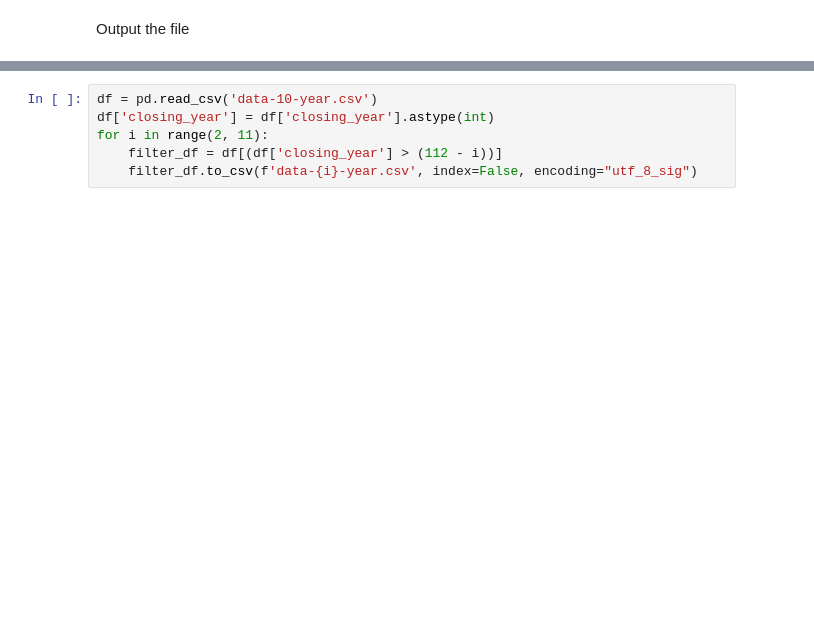
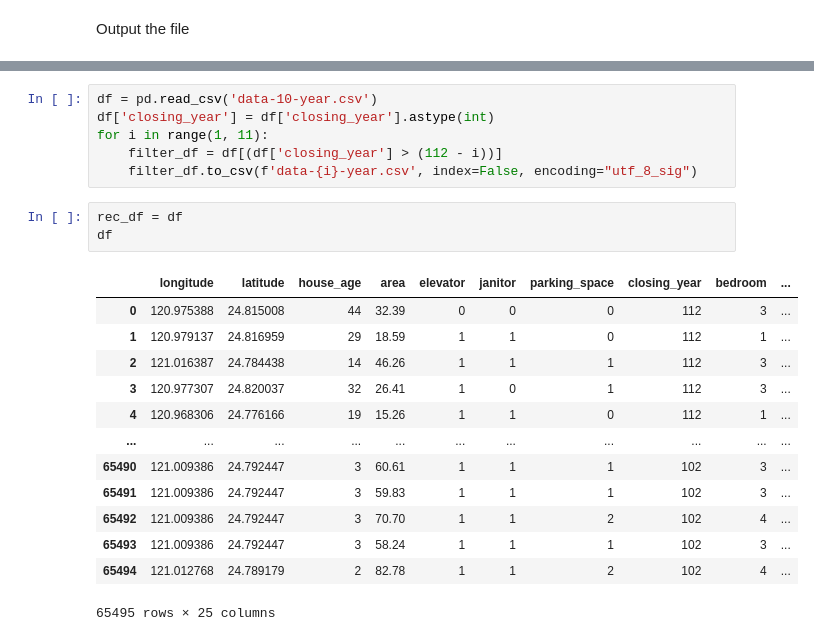
Before and after one commit to k38670462/ML_Project, a Jupyter notebook: data_processing/data.ipynb, the cells around one changed output, grey strips where cells are left out. Drawn from its saved outputs; the diff is of its cells as text; blank space fills up the shorter version.

```diff
--- a/data_processing/data.ipynb
+++ b/data_processing/data.ipynb
@@ -327,6 +325,23 @@ df
 # %%
 df = pd.read_csv('data-10-year.csv')
 df['closing_year'] = df['closing_year'].astype(int)
-for i in range(2, 11):
+for i in range(1, 11):
     filter_df = df[(df['closing_year'] > (112 - i))]
     filter_df.to_csv(f'data-{i}-year.csv', index=False, encoding="utf_8_sig")
+# %%
+rec_df = df
+df
+# %% [output]
+|  | longitude | latitude | house_age | area | elevator | janitor | parking_space | closing_year | bedroom | ... |
+| 0 | 120.975388 | 24.815008 | 44 | 32.39 | 0 | 0 | 0 | 112 | 3 | ... |
+| 1 | 120.979137 | 24.816959 | 29 | 18.59 | 1 | 1 | 0 | 112 | 1 | ... |
+| 2 | 121.016387 | 24.784438 | 14 | 46.26 | 1 | 1 | 1 | 112 | 3 | ... |
+| 3 | 120.977307 | 24.820037 | 32 | 26.41 | 1 | 0 | 1 | 112 | 3 | ... |
+| 4 | 120.968306 | 24.776166 | 19 | 15.26 | 1 | 1 | 0 | 112 | 1 | ... |
+| ... | ... | ... | ... | ... | ... | ... | ... | ... | ... | ... |
+| 65490 | 121.009386 | 24.792447 | 3 | 60.61 | 1 | 1 | 1 | 102 | 3 | ... |
+| 65491 | 121.009386 | 24.792447 | 3 | 59.83 | 1 | 1 | 1 | 102 | 3 | ... |
+| 65492 | 121.009386 | 24.792447 | 3 | 70.70 | 1 | 1 | 2 | 102 | 4 | ... |
+| 65493 | 121.009386 | 24.792447 | 3 | 58.24 | 1 | 1 | 1 | 102 | 3 | ... |
+| 65494 | 121.012768 | 24.789179 | 2 | 82.78 | 1 | 1 | 2 | 102 | 4 | ... |
+65495 rows × 25 columns
```
Also changed, not shown: parts of 16 cells of this notebook, 21 other files.
